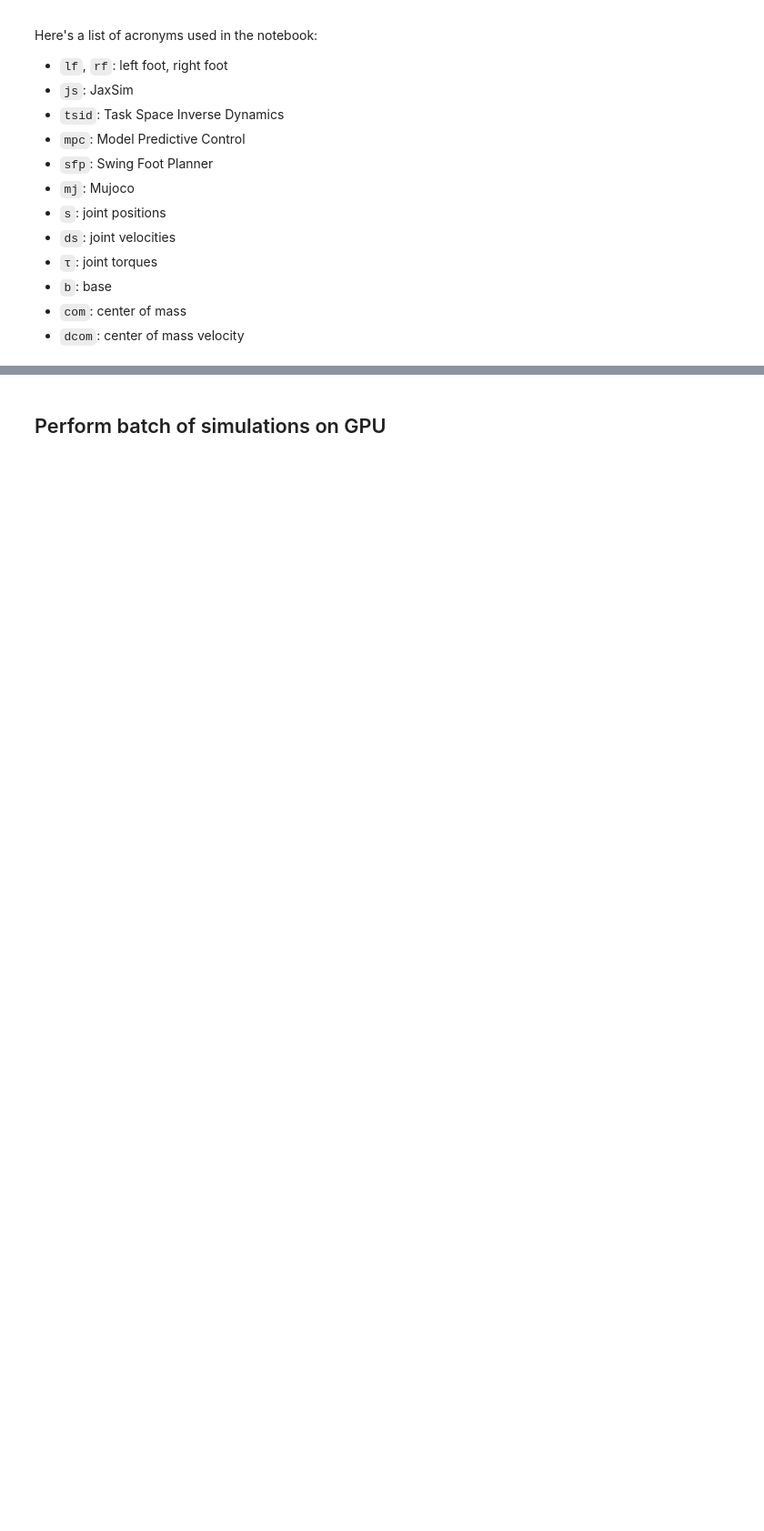
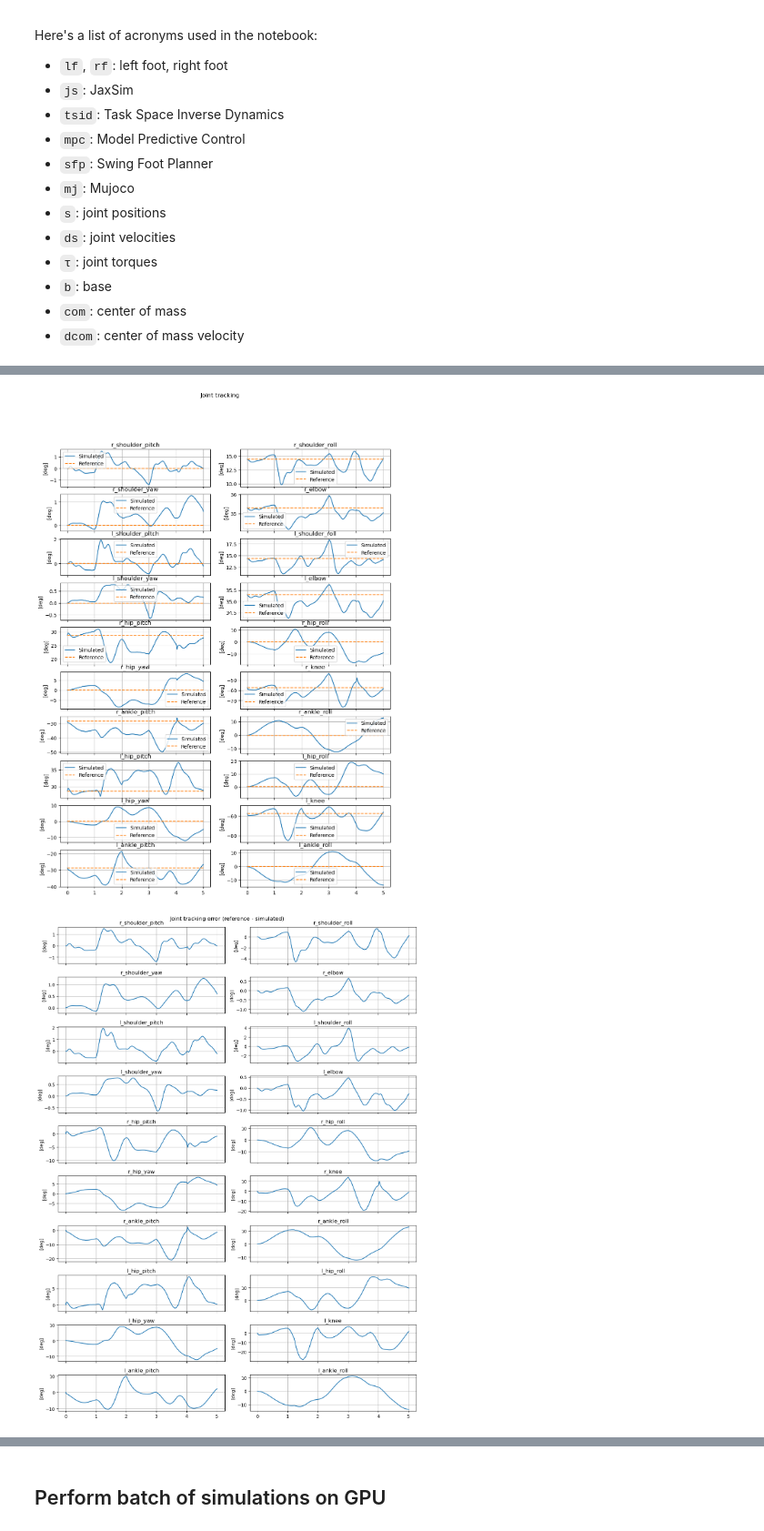
Before and after one commit to ami-iit/comodo, a Jupyter notebook: examples/jaxsim_walking.ipynb, the cells around one changed output, grey strips where cells are left out. Shown at 91% size. Cells and saved outputs as stored; diff of their text form; code cells hidden in the pictures; blank space fills up the shorter version.

```diff
--- a/examples/jaxsim_walking.ipynb
+++ b/examples/jaxsim_walking.ipynb
@@ -95,7 +97,7 @@ robot_model_init.set_foot_corner(
 # %%
 # ==== Set simulation parameters ====
 
-T = 1.0
+T = 5.0
 js_dt = 0.002
 # %%
 # ==== Compute initial configuration ====
@@ -271,9 +316,9 @@ def simulate(
                 counter = 0
 
             # Stop the simulation if the robot fell down
-            # if js._data.base_position()[2] < 0.5:
-            #     print(f"Robot fell down at t={t:.4f}s.")
-            #     break
+            if js._data.base_position[2] < 0.5:
+                print(f"Robot fell down at t={t:.4f}s.")
+                break
 
             # Log data
             # TODO transform mpc contact forces to wrenches to be compared with jaxsim ones
@@ -380,7 +441,7 @@ print("===========================================")
 
 
 n_sim_steps = s_js.shape[0]
-s_0 = np.full_like(a=s_js, fill_value=s_0)
+s_0_plot = np.full_like(a=s_js, fill_value=s_0)
 
 # Joint tracking
 fig, axs = plt.subplots(
@@ -392,7 +453,7 @@ for idx, name in enumerate(joint_names):
     ax.plot(t, s_js[:, idx] * 180 / np.pi, label="Simulated")
     ax.plot(
         t,
-        s_0[:, idx] * 180 / np.pi,
+        s_0_plot[:, idx] * 180 / np.pi,
         linestyle="--",
         label="Reference",
     )
@@ -409,7 +470,7 @@ fig, axs = plt.subplots(
 for idx, name in enumerate(joint_names):
     ax = axs[idx // 2, idx % 2]
     ax.title.set_text(name)
-    ax.plot(t, (s_js[:, idx] - s_0[:, idx]) * 180 / np.pi)
+    ax.plot(t, (s_js[:, idx] - s_0_plot[:, idx]) * 180 / np.pi)
     ax.grid()
     ax.set_ylabel("[deg]")
 plt.suptitle("Joint tracking error (reference - simulated)")
@@ -468,30 +529,33 @@ for idx, name in enumerate(joint_names):
 plt.suptitle("Joint torques")
 plt.tight_layout()
 plt.show()
 
 # Contact forces
 fig, axs = plt.subplots(nrows=3, ncols=2, figsize=(12, 12))
 titles = [
     "Left foot force - x component",
     "Right foot force - x component",
     "Left foot force - y component",
     "Right foot force - y component",
     "Left foot force - z component",
     "Right foot force - z component",
 ]
 for row in range(3):
     for col in range(2):
         idx = row * 2 + col
         # force_js = f_lf_js[:, col] if col == 0 else f_rf_js[:, col]
         force_mpc = f_lf_mpc[:, col] if col == 0 else f_rf_mpc[:, col]
         # axs[row, col].plot(t, force_js, label="Simulated")
         axs[row, col].plot(t, force_mpc, linestyle="--", label="MPC References")
         axs[row, col].set_title(titles[idx])
         axs[row, col].set_ylabel("Force [N]")
         axs[row, col].set_xlabel("Time [s]")
         axs[row, col].grid()
         axs[row, col].legend()
 
 plt.suptitle("Feet contact forces")
 plt.tight_layout()
 plt.show()
+# %% [output]
+[figure, added]
+[figure, added]
```
Also changed, not shown: parts of 27 cells of this notebook.
